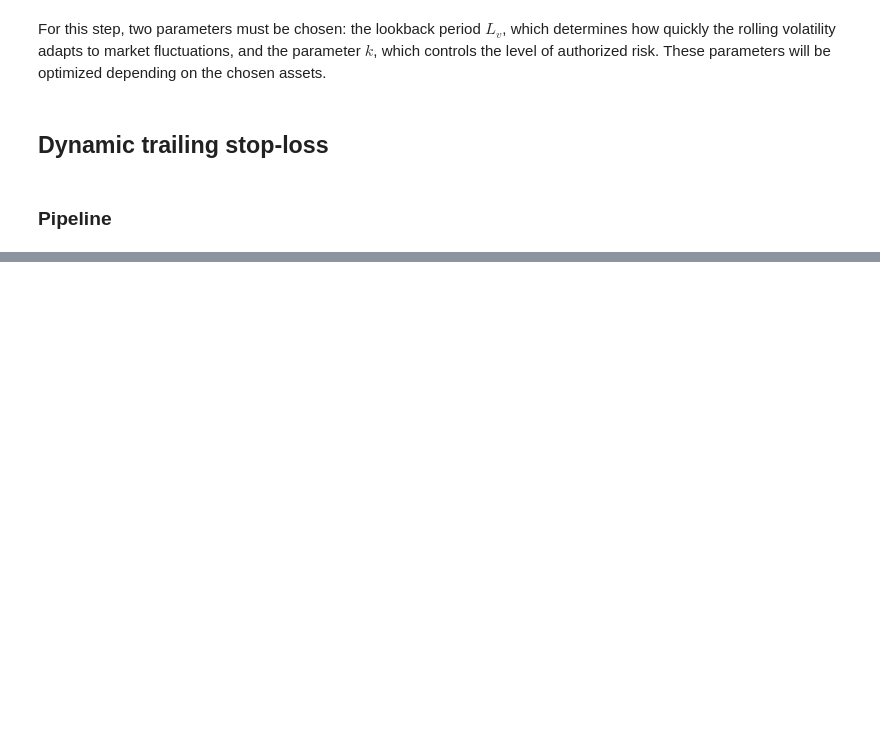
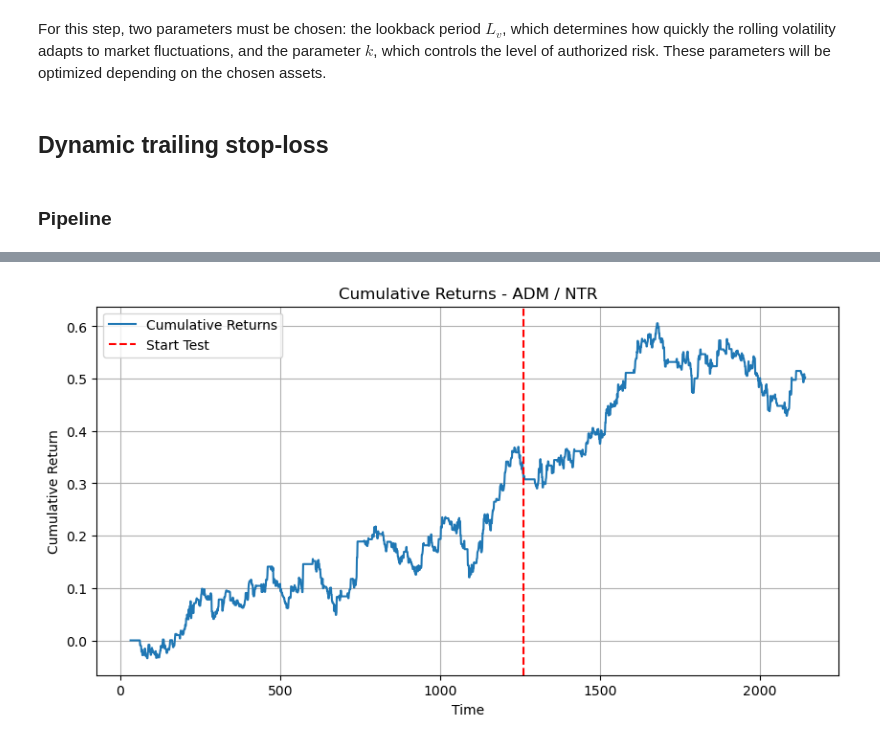
Before and after one commit to NatachaGsn/rice-trading-project, a Jupyter notebook: Trading_game2.ipynb, the cells around one changed output, grey strips where cells are left out. Cells and saved outputs as stored; diff of their text form; code cells hidden in the pictures; blank space fills up the shorter version.

```diff
--- a/Trading_game2.ipynb
+++ b/Trading_game2.ipynb
@@ -466,29 +486,19 @@ for asset1, asset2 in cointegrated_pairs[["Asset 1","Asset 2"]].values:
 
     pairs_Y[(asset1, asset2)] = Y
 # %%
-results_list = []
-
 for pair, Y in pairs_Y.items():
 
     res = run_strategy(
         Y,
-        lookback=50,
-        L_v=30,
+        lookback=30,
+        L_v=20,
         k=1.5,
-        threshold=0.7,
+        threshold=0.8,
         transaction_cost=0.00
     )
 
     returns = res["returns"]
+    split_idx = res["split_index"]
 
-    sharpe = np.nanmean(returns) / np.nanstd(returns) * np.sqrt(252)
-    cum_return = np.nansum(returns)
-
-    results_list.append({
-        "Asset 1": pair[0],
-        "Asset 2": pair[1],
-        "Sharpe": sharpe,
-        "Cumulative Return": cum_return
-    })
-
-results_df_strategy = pd.DataFrame(results_list)
+    # cumulative returns
+    cum_returns = np.nancumsum(returns)
@@ -511 +591,23 @@ results_df_strategy
+# %%
+
+plt.figure(figsize=(10, 5))
+plt.plot(time_index, cum_returns, label="Cumulative Returns")
+
+# ligne verticale début test
+plt.axvline(
+    x=time_index[split_plot_idx],
+    color='red',
+    linestyle='--',
+    label='Start Test'
+)
+
+plt.title(f"Cumulative Returns - {pair[0]} / {pair[1]}")
+plt.xlabel("Time")
+plt.ylabel("Cumulative Return")
+plt.legend()
+plt.grid()
+
+plt.show()
+# %% [output]
+[figure, added]
 # %%
```
Also changed, not shown: parts of 10 cells of this notebook.
